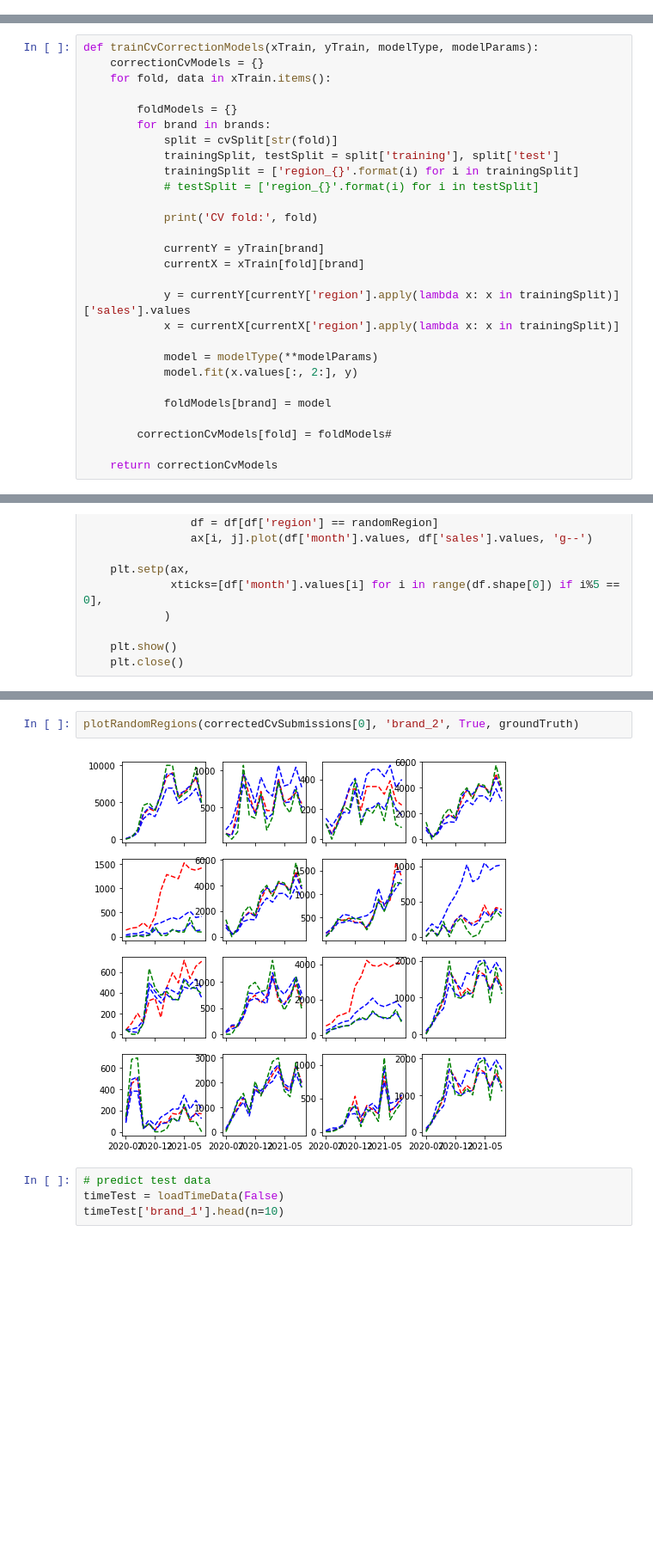
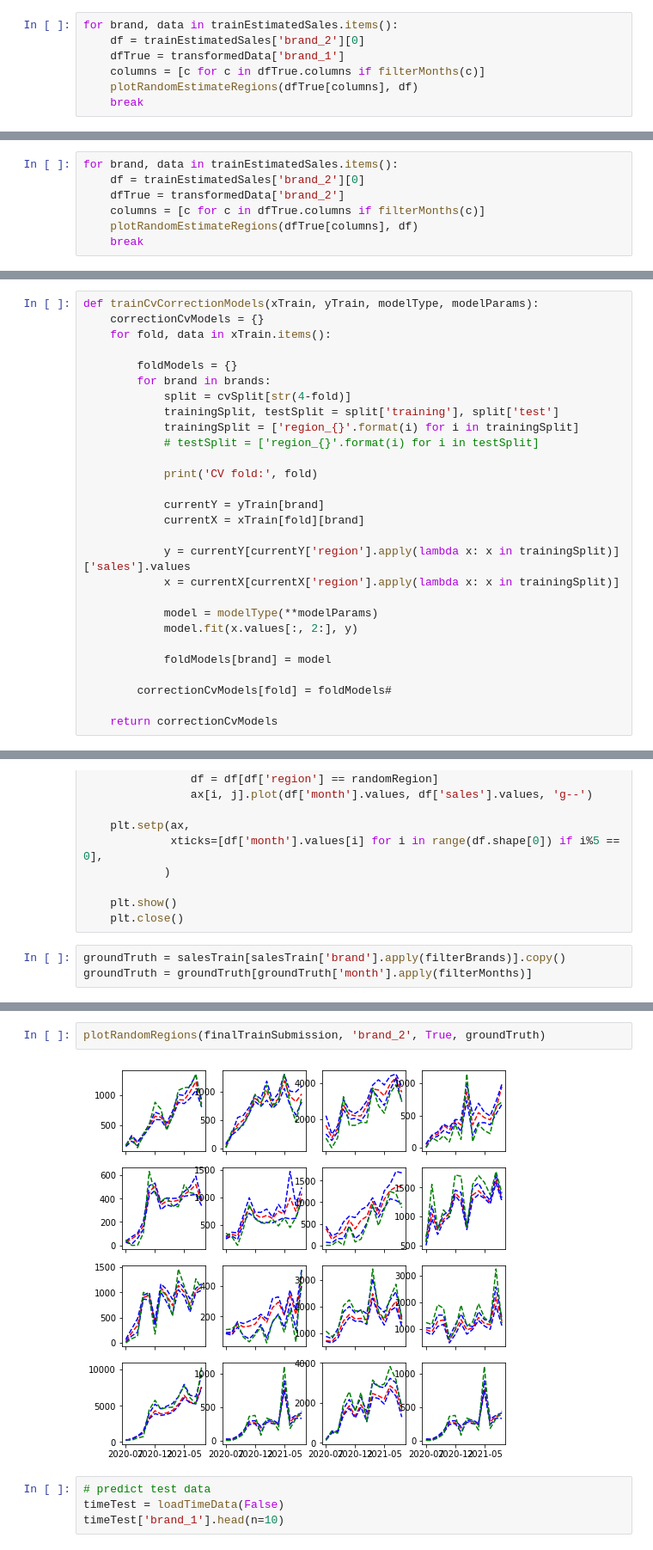
Before and after one commit to StefanKohlbacher/novDatathon, a Jupyter notebook: makeSimpleRegressionModel.ipynb, the cells around one changed output, grey strips where cells are left out. Shown at 86% size. Drawn from its saved outputs; the diff is of its cells as text; blank space fills up the shorter version.

```diff
--- a/makeSimpleRegressionModel.ipynb
+++ b/makeSimpleRegressionModel.ipynb
@@ -372,0 +361,7 @@ for i in range(len(models.keys())):
+# %%
+for brand, data in trainEstimatedSales.items():
+    df = trainEstimatedSales['brand_2'][0]
+    dfTrue = transformedData['brand_1']
+    columns = [c for c in dfTrue.columns if filterMonths(c)]
+    plotRandomEstimateRegions(dfTrue[columns], df)
+    break
@@ -372,0 +370,7 @@ for i in range(len(models.keys())):
+# %%
+for brand, data in trainEstimatedSales.items():
+    df = trainEstimatedSales['brand_2'][0]
+    dfTrue = transformedData['brand_2']
+    columns = [c for c in dfTrue.columns if filterMonths(c)]
+    plotRandomEstimateRegions(dfTrue[columns], df)
+    break
@@ -660,7 +666,7 @@ def trainCvCorrectionModels(xTrain, yTrain, modelType, modelParams):
 
         foldModels = {}
         for brand in brands:
-            split = cvSplit[str(fold)]
+            split = cvSplit[str(4-fold)]
             trainingSplit, testSplit = split['training'], split['test']
             trainingSplit = ['region_{}'.format(i) for i in trainingSplit]
             # testSplit = ['region_{}'.format(i) for i in testSplit]
@@ -944,4 +950,7 @@ def plotRandomRegions(submissionData: pd.DataFrame,
 
     plt.show()
     plt.close()
+# %%
+groundTruth = salesTrain[salesTrain['brand'].apply(filterBrands)].copy()
+groundTruth = groundTruth[groundTruth['month'].apply(filterMonths)]
 # %%
@@ -951,7 +960,7 @@ plotRandomRegions(correctedCvSubmissions[0], 'brand_1', True, groundTruth)
 # %%
-plotRandomRegions(correctedCvSubmissions[0], 'brand_2', True, groundTruth)
+plotRandomRegions(finalTrainSubmission, 'brand_2', True, groundTruth)
 # %% [output]
-[figure, old version]
+[figure, new version]
 # %%
 # predict test data
 timeTest = loadTimeData(False)
```
Also changed, not shown: parts of 35 cells of this notebook, 1 other file.
